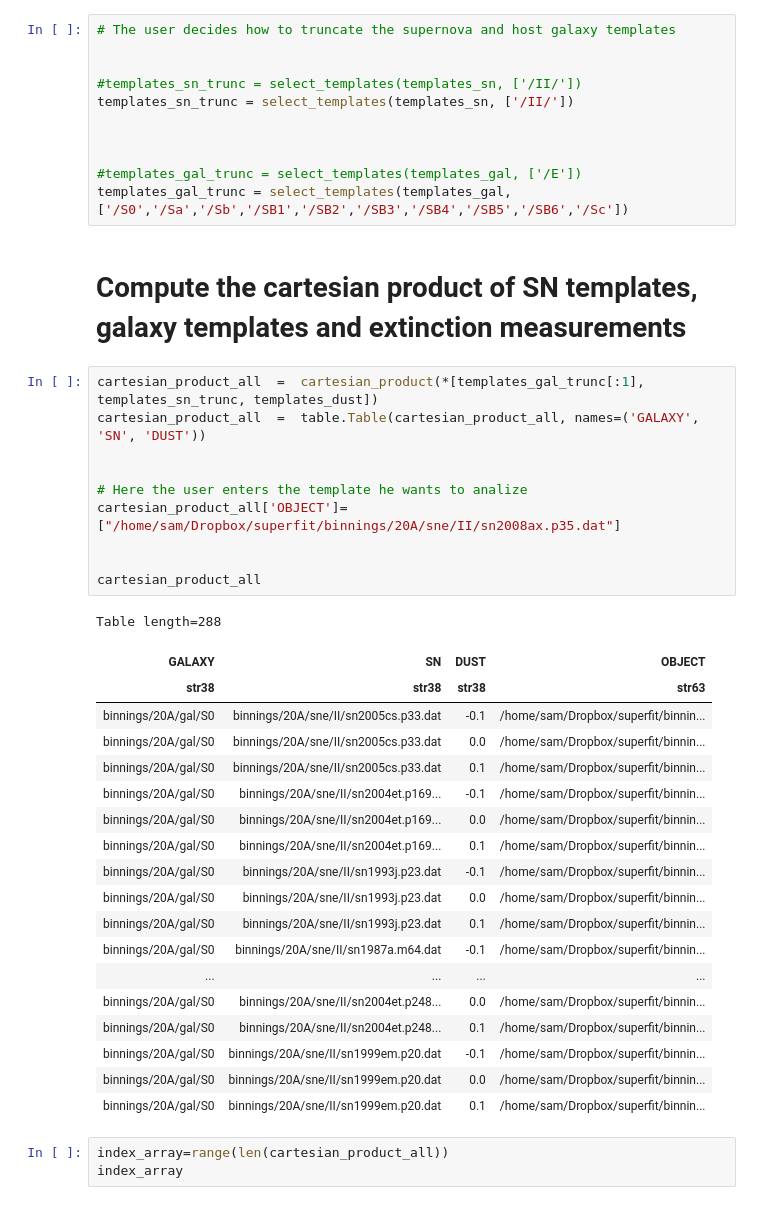
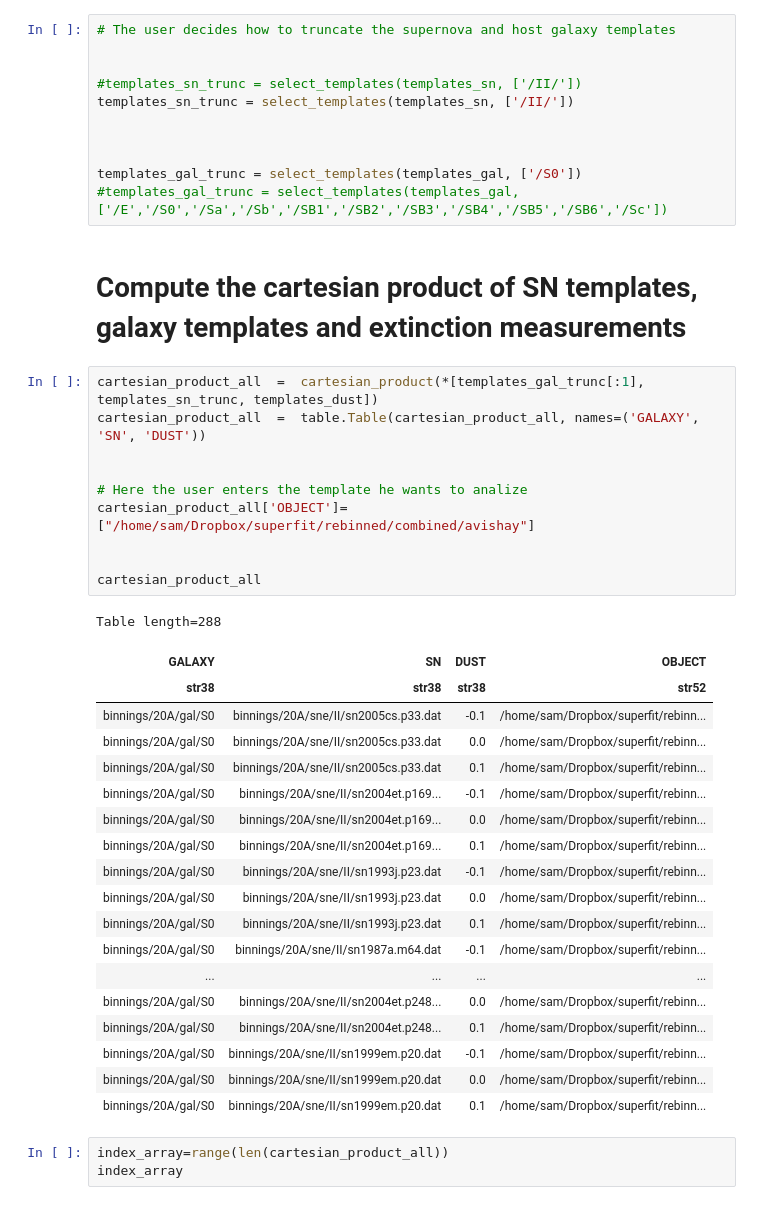
Before and after one commit to oyaron/NGSF, a Jupyter notebook: BFF.ipynb, the cells around one changed output. Drawn from its saved outputs; the diff is of its cells as text.

```diff
--- a/BFF.ipynb
+++ b/BFF.ipynb
@@ -234,40 +235,40 @@ templates_sn_trunc = select_templates(templates_sn, ['/II/'])
 
 
 
-#templates_gal_trunc = select_templates(templates_gal, ['/E'])
-templates_gal_trunc = select_templates(templates_gal, ['/S0','/Sa','/Sb','/SB1','/SB2','/SB3','/SB4','/SB5','/SB6','/Sc'])
+templates_gal_trunc = select_templates(templates_gal, ['/S0'])
+#templates_gal_trunc = select_templates(templates_gal, ['/E','/S0','/Sa','/Sb','/SB1','/SB2','/SB3','/SB4','/SB5','/SB6','/Sc'])
 # %% [markdown]
 # Compute the cartesian product of SN templates, galaxy templates and extinction measurements
 # %%
 cartesian_product_all  =  cartesian_product(*[templates_gal_trunc[:1], templates_sn_trunc, templates_dust])
 cartesian_product_all  =  table.Table(cartesian_product_all, names=('GALAXY', 'SN', 'DUST'))
 
 
 # Here the user enters the template he wants to analize
-cartesian_product_all['OBJECT']=["/home/sam/Dropbox/superfit/binnings/20A/sne/II/sn2008ax.p35.dat"]
+cartesian_product_all['OBJECT']=["/home/sam/Dropbox/superfit/rebinned/combined/avishay"]
 
 
 cartesian_product_all
 # %% [output]
 Table length=288
 | GALAXY | SN | DUST | OBJECT |
-| str38 | str38 | str38 | str63 |
-| binnings/20A/gal/S0 | binnings/20A/sne/II/sn2005cs.p33.dat | -0.1 | /home/sam/Dropbox/superfit/binnin... |
-| binnings/20A/gal/S0 | binnings/20A/sne/II/sn2005cs.p33.dat | 0.0 | /home/sam/Dropbox/superfit/binnin... |
-| binnings/20A/gal/S0 | binnings/20A/sne/II/sn2005cs.p33.dat | 0.1 | /home/sam/Dropbox/superfit/binnin... |
-| binnings/20A/gal/S0 | binnings/20A/sne/II/sn2004et.p169... | -0.1 | /home/sam/Dropbox/superfit/binnin... |
-| binnings/20A/gal/S0 | binnings/20A/sne/II/sn2004et.p169... | 0.0 | /home/sam/Dropbox/superfit/binnin... |
-| binnings/20A/gal/S0 | binnings/20A/sne/II/sn2004et.p169... | 0.1 | /home/sam/Dropbox/superfit/binnin... |
-| binnings/20A/gal/S0 | binnings/20A/sne/II/sn1993j.p23.dat | -0.1 | /home/sam/Dropbox/superfit/binnin... |
-| binnings/20A/gal/S0 | binnings/20A/sne/II/sn1993j.p23.dat | 0.0 | /home/sam/Dropbox/superfit/binnin... |
-| binnings/20A/gal/S0 | binnings/20A/sne/II/sn1993j.p23.dat | 0.1 | /home/sam/Dropbox/superfit/binnin... |
-| binnings/20A/gal/S0 | binnings/20A/sne/II/sn1987a.m64.dat | -0.1 | /home/sam/Dropbox/superfit/binnin... |
+| str38 | str38 | str38 | str52 |
+| binnings/20A/gal/S0 | binnings/20A/sne/II/sn2005cs.p33.dat | -0.1 | /home/sam/Dropbox/superfit/rebinn... |
+| binnings/20A/gal/S0 | binnings/20A/sne/II/sn2005cs.p33.dat | 0.0 | /home/sam/Dropbox/superfit/rebinn... |
+| binnings/20A/gal/S0 | binnings/20A/sne/II/sn2005cs.p33.dat | 0.1 | /home/sam/Dropbox/superfit/rebinn... |
+| binnings/20A/gal/S0 | binnings/20A/sne/II/sn2004et.p169... | -0.1 | /home/sam/Dropbox/superfit/rebinn... |
+| binnings/20A/gal/S0 | binnings/20A/sne/II/sn2004et.p169... | 0.0 | /home/sam/Dropbox/superfit/rebinn... |
+| binnings/20A/gal/S0 | binnings/20A/sne/II/sn2004et.p169... | 0.1 | /home/sam/Dropbox/superfit/rebinn... |
+| binnings/20A/gal/S0 | binnings/20A/sne/II/sn1993j.p23.dat | -0.1 | /home/sam/Dropbox/superfit/rebinn... |
+| binnings/20A/gal/S0 | binnings/20A/sne/II/sn1993j.p23.dat | 0.0 | /home/sam/Dropbox/superfit/rebinn... |
+| binnings/20A/gal/S0 | binnings/20A/sne/II/sn1993j.p23.dat | 0.1 | /home/sam/Dropbox/superfit/rebinn... |
+| binnings/20A/gal/S0 | binnings/20A/sne/II/sn1987a.m64.dat | -0.1 | /home/sam/Dropbox/superfit/rebinn... |
 | ... | ... | ... | ... |
-| binnings/20A/gal/S0 | binnings/20A/sne/II/sn2004et.p248... | 0.0 | /home/sam/Dropbox/superfit/binnin... |
-| binnings/20A/gal/S0 | binnings/20A/sne/II/sn2004et.p248... | 0.1 | /home/sam/Dropbox/superfit/binnin... |
-| binnings/20A/gal/S0 | binnings/20A/sne/II/sn1999em.p20.dat | -0.1 | /home/sam/Dropbox/superfit/binnin... |
-| binnings/20A/gal/S0 | binnings/20A/sne/II/sn1999em.p20.dat | 0.0 | /home/sam/Dropbox/superfit/binnin... |
-| binnings/20A/gal/S0 | binnings/20A/sne/II/sn1999em.p20.dat | 0.1 | /home/sam/Dropbox/superfit/binnin... |
+| binnings/20A/gal/S0 | binnings/20A/sne/II/sn2004et.p248... | 0.0 | /home/sam/Dropbox/superfit/rebinn... |
+| binnings/20A/gal/S0 | binnings/20A/sne/II/sn2004et.p248... | 0.1 | /home/sam/Dropbox/superfit/rebinn... |
+| binnings/20A/gal/S0 | binnings/20A/sne/II/sn1999em.p20.dat | -0.1 | /home/sam/Dropbox/superfit/rebinn... |
+| binnings/20A/gal/S0 | binnings/20A/sne/II/sn1999em.p20.dat | 0.0 | /home/sam/Dropbox/superfit/rebinn... |
+| binnings/20A/gal/S0 | binnings/20A/sne/II/sn1999em.p20.dat | 0.1 | /home/sam/Dropbox/superfit/rebinn... |
 # %%
 index_array=range(len(cartesian_product_all))
 index_array
```
Also changed, not shown: parts of 6 cells of this notebook.
